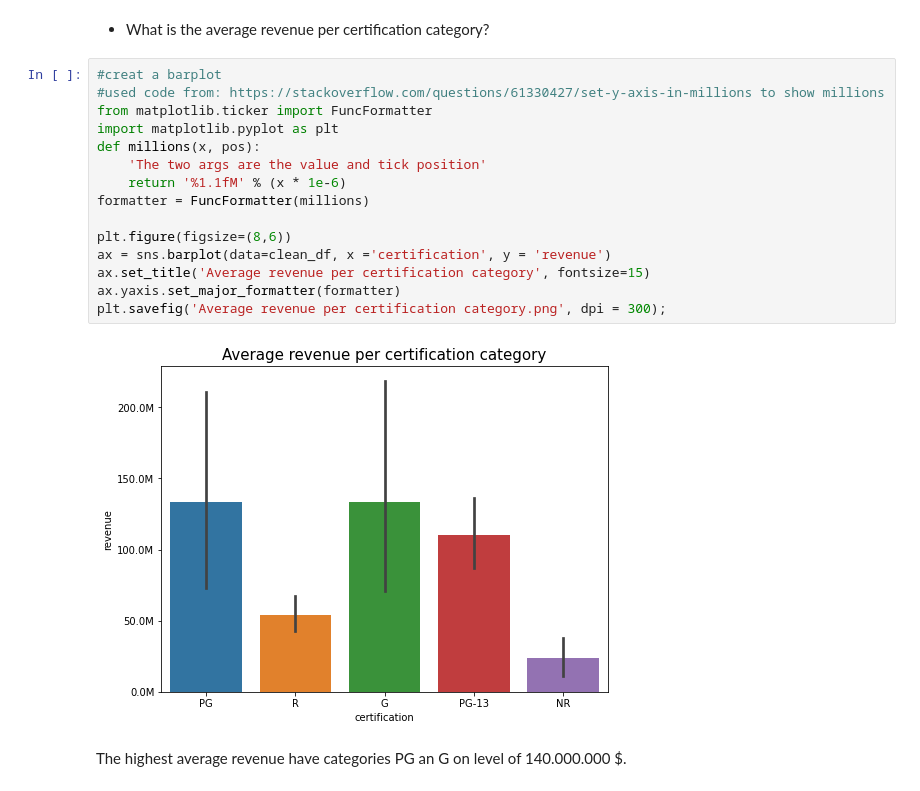
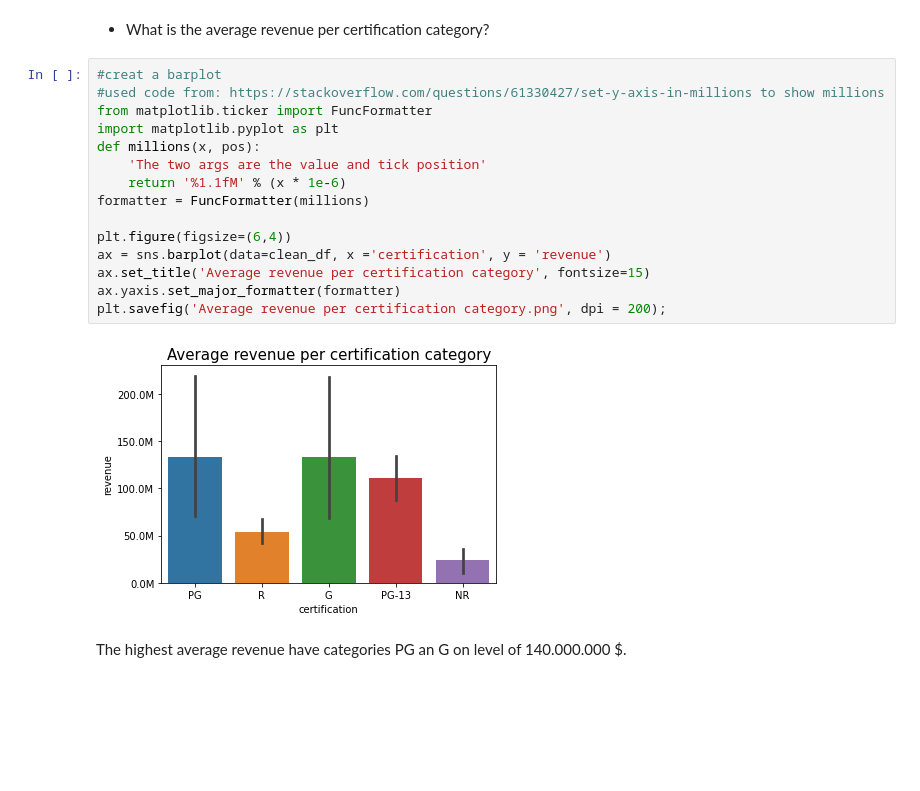
Before and after one commit to AliyevaO/what-makes-a-movie-successful, a Jupyter notebook: 03_EDA.ipynb, the cells around one changed output. Saved outputs shown, nothing was run; the diff lists cells and outputs as text; blank space fills up the shorter version.

```diff
--- a/03_EDA.ipynb
+++ b/03_EDA.ipynb
@@ -109,20 +109,20 @@ We have the most movies in categories R and PG-13, 138 and 117 correspondingly.
 # %%
 #creat a barplot
 #used code from: https://stackoverflow.com/questions/61330427/set-y-axis-in-millions to show millions
 from matplotlib.ticker import FuncFormatter
 import matplotlib.pyplot as plt
 def millions(x, pos):
     'The two args are the value and tick position'
     return '%1.1fM' % (x * 1e-6)
 formatter = FuncFormatter(millions)
 
-plt.figure(figsize=(8,6))
+plt.figure(figsize=(6,4))
 ax = sns.barplot(data=clean_df, x ='certification', y = 'revenue')
 ax.set_title('Average revenue per certification category', fontsize=15)
 ax.yaxis.set_major_formatter(formatter)
-plt.savefig('Average revenue per certification category.png', dpi = 300);
+plt.savefig('Average revenue per certification category.png', dpi = 200);
 # %% [output]
-[figure, old version]
+[figure, new version]
 # %% [markdown]
 The highest average revenue have categories PG an G on level of 140.000.000 $.
 # %% [markdown]
```
Also changed, not shown: parts of 2 cells of this notebook, 5 other files.
